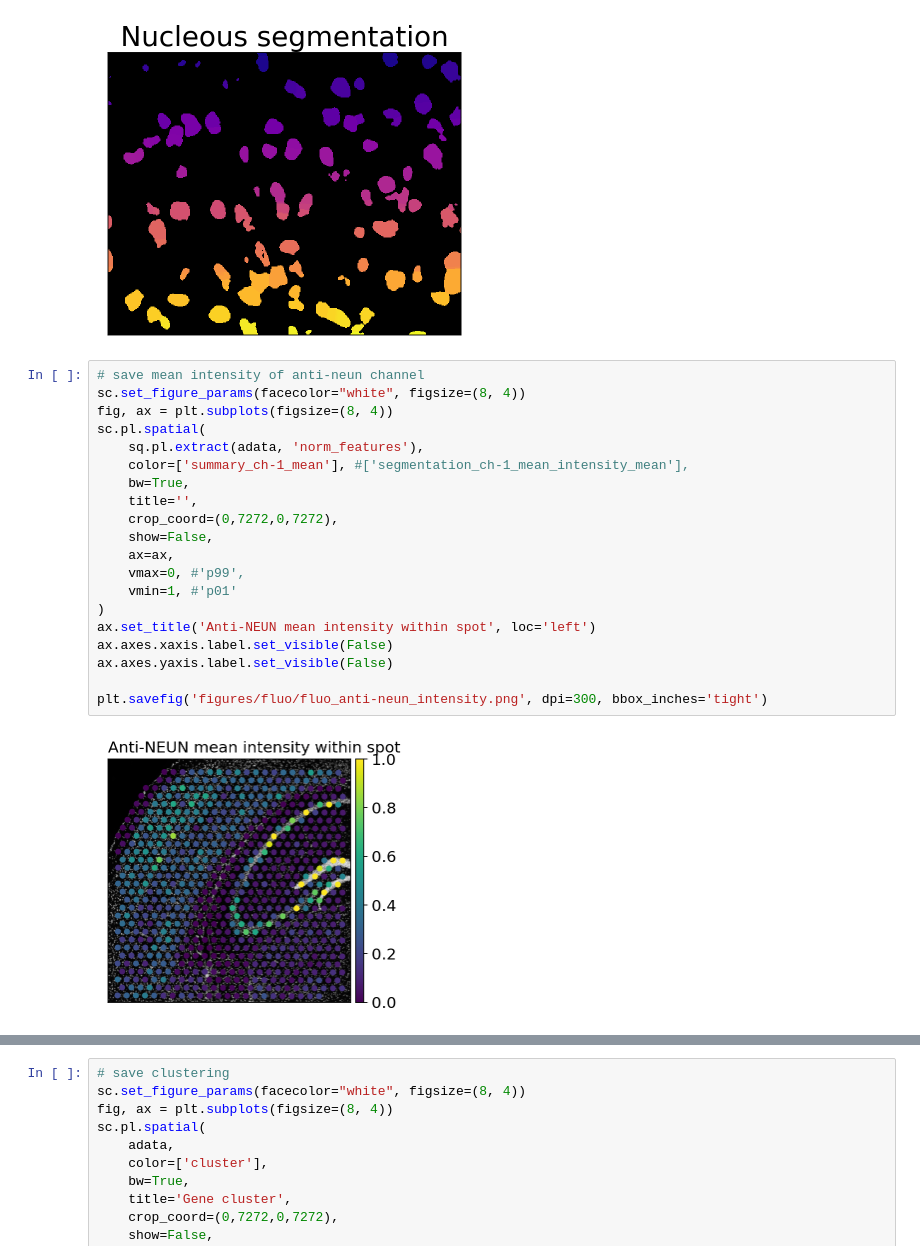
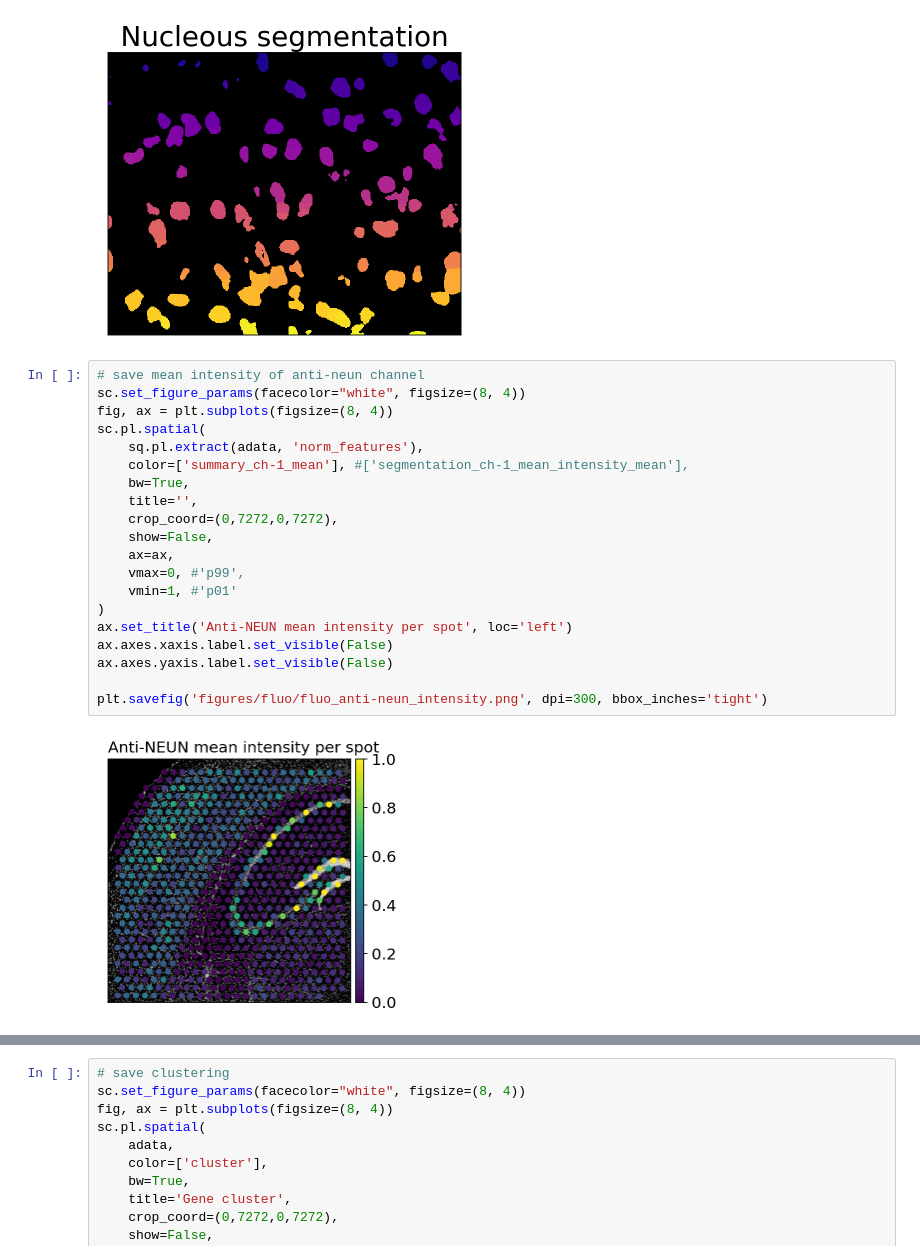
Before and after one commit to theislab/squidpy_reproducibility, a Jupyter notebook: notebooks/image_figures/fluo_image_analysis.ipynb, the cells around one changed output, grey strips where cells are left out. Drawn from its saved outputs; the diff is of its cells as text.

```diff
--- a/notebooks/image_figures/fluo_image_analysis.ipynb
+++ b/notebooks/image_figures/fluo_image_analysis.ipynb
@@ -135,25 +157,25 @@ plt.savefig('figures/fluo/fluo_segmentation.png', dpi=300, bbox_inches='tight')
 # %%
 # save mean intensity of anti-neun channel
 sc.set_figure_params(facecolor="white", figsize=(8, 4))
 fig, ax = plt.subplots(figsize=(8, 4))
 sc.pl.spatial(
     sq.pl.extract(adata, 'norm_features'),
     color=['summary_ch-1_mean'], #['segmentation_ch-1_mean_intensity_mean'],
     bw=True,
     title='',
     crop_coord=(0,7272,0,7272),
     show=False,
     ax=ax,
     vmax=0, #'p99',
     vmin=1, #'p01'
 )
-ax.set_title('Anti-NEUN mean intensity within spot', loc='left')
+ax.set_title('Anti-NEUN mean intensity per spot', loc='left')
 ax.axes.xaxis.label.set_visible(False)
 ax.axes.yaxis.label.set_visible(False)
 
 plt.savefig('figures/fluo/fluo_anti-neun_intensity.png', dpi=300, bbox_inches='tight')
 # %% [output]
-[figure, old version]
+[figure, new version]
 # %%
 # plot low/high NEUN spots vs rbfox3
 adata.obs['high_NEUN'] = adata.obsm['norm_features']['summary_ch-1_mean'] > np.median(adata.obsm['norm_features']['summary_ch-1_mean'])
```
Also changed, not shown: parts of 6 cells of this notebook.
